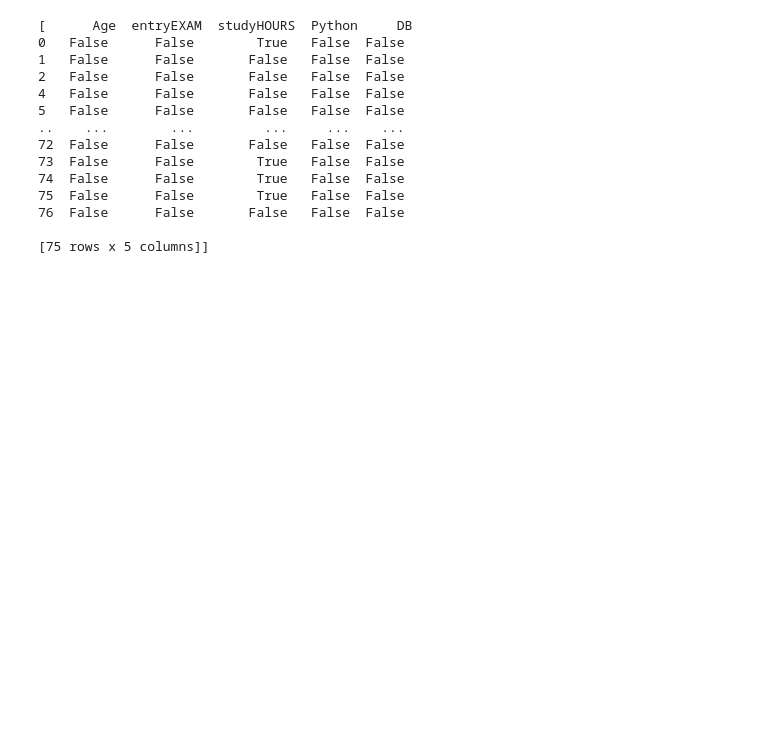
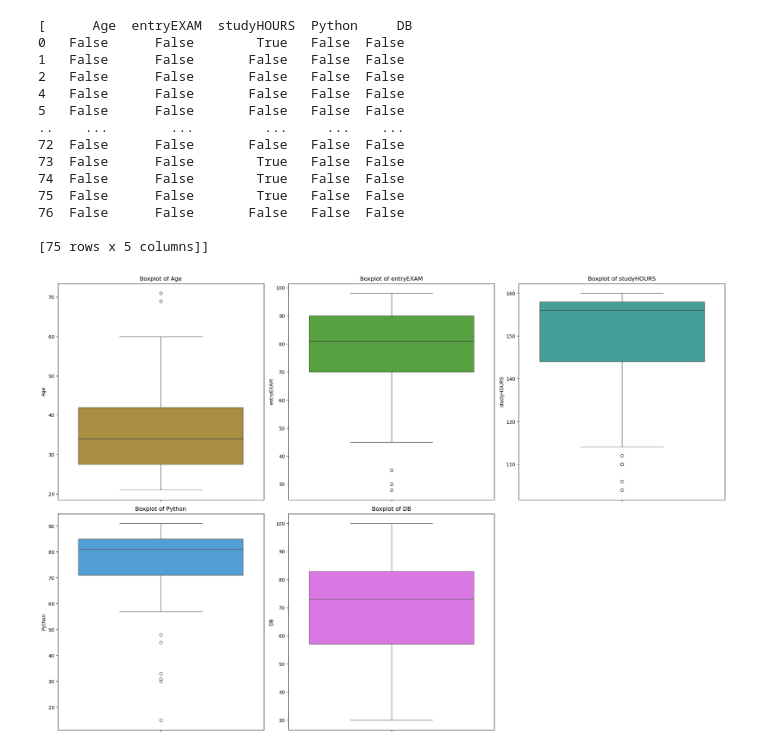
Before and after one commit to Moein1239/Student-Success-Optimization, a Jupyter notebook: Code/United1.ipynb, the cells around one changed output. Drawn from its saved outputs; the diff is of its cells as text; code cells hidden in the pictures; blank space fills up the shorter version.

Commit message:
Second Update United1.ipynb
Data Cleaning :
1-Handle missing values (drop)
2-Check outliers (Boxplot)
3-Standardize categorical values (gender, country, residence , .... )

```diff
--- a/Code/United1.ipynb
+++ b/Code/United1.ipynb
@@ -62,3 +62,22 @@ print(outliers)
 76  False      False       False   False  False
 
 [75 rows x 5 columns]]
+# %%
+import matplotlib.pyplot as plt
+import seaborn as sns
+# Identify numerical columns
+numerical_cols = df.select_dtypes(include=['int64', 'float64']).columns
+
+# Define color palette
+palette = sns.color_palette("husl")
+
+#to show Outliers in data
+plt.figure(figsize=(20, 20))
+for i, col in enumerate(numerical_cols, 1):
+    plt.subplot(3,3, i)
+    sns.boxplot(y=df[col], color=palette[i])
+    plt.title(f'Boxplot of {col}')
+plt.tight_layout()
+plt.show()
+# %% [output]
+[figure, added]
```
Also changed, not shown: parts of 2 cells of this notebook.
